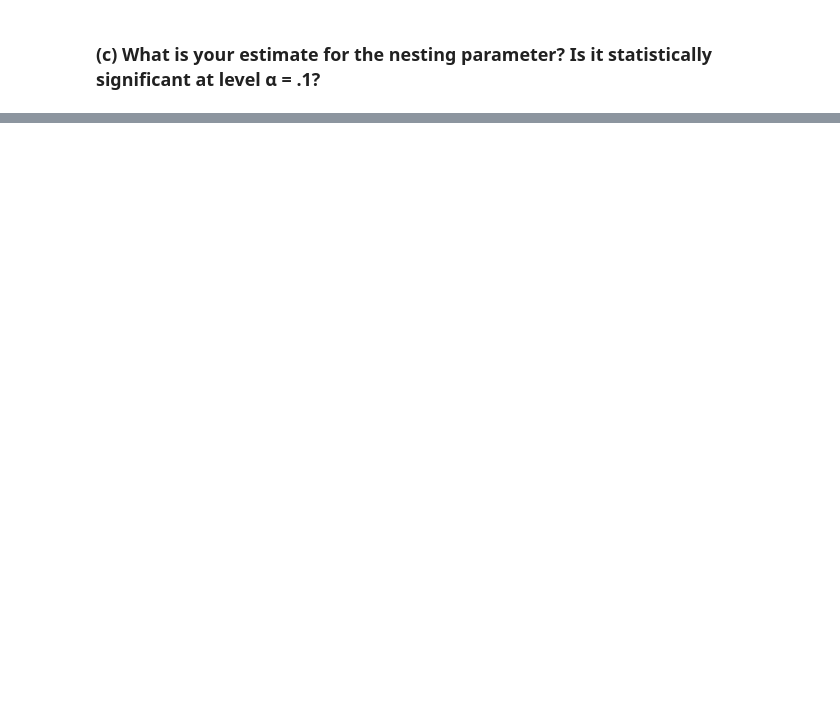
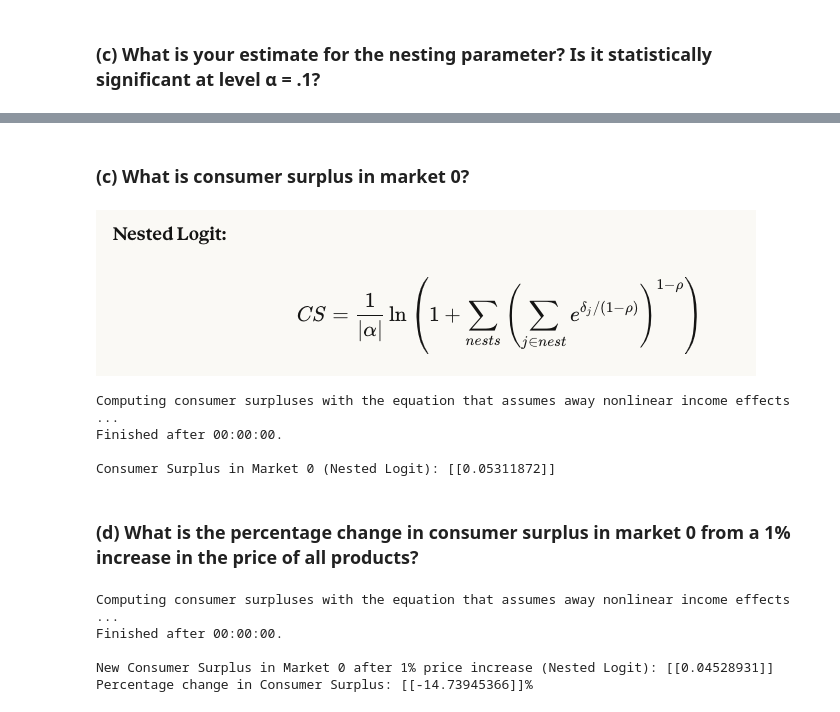
Before and after one commit to Petrichor-Lu/IO_Python, a Jupyter notebook: IO_Assignment2.ipynb, the cells around one changed output, grey strips where cells are left out. Drawn from its saved outputs; the diff is of its cells as text; code cells hidden in the pictures; blank space fills up the shorter version.

```diff
--- a/IO_Assignment2.ipynb
+++ b/IO_Assignment2.ipynb
@@ -429,0 +479,37 @@ Formulations:
+# %% [markdown]
+
+### (c) What is consumer surplus in market 0?
+# %%
+display(Image(filename="/Users/terrylu/Desktop/UF/Courses/2025-2026/IO/IO_Code/Pics/2.5.png"))
+# %% [output]
+[figure, added]
+# %%
+# we can simply use the pyblp function to get consumer surplus
+cs_nl = nl_results.compute_consumer_surpluses(market_id=0)
+
+print(f"Consumer Surplus in Market 0 (Nested Logit): {cs_nl}")
+# %% [output]
+Computing consumer surpluses with the equation that assumes away nonlinear income effects ...
+Finished after 00:00:00.
+
+Consumer Surplus in Market 0 (Nested Logit): [[0.05311872]]
+# %% [markdown]
+
+### (d) What is the percentage change in consumer surplus in market 0 from a 1% increase in the price of all products?
+# %%
+# price increase by 1%
+m0_price_increase = m0.copy()
+m0_price_increase['prices'] = m0_price_increase['prices'] * 1.01  # increase prices by 1%
+
+# calculate new cs
+cs_nl_new = nl_results.compute_consumer_surpluses(market_id=0, prices = m0_price_increase['prices'])
+
+print(f"New Consumer Surplus in Market 0 after 1% price increase (Nested Logit): {cs_nl_new}")
+
+print(f"Percentage change in Consumer Surplus: {(cs_nl_new - cs_nl) / cs_nl * 100}%")
+# %% [output]
+Computing consumer surpluses with the equation that assumes away nonlinear income effects ...
+Finished after 00:00:00.
+
+New Consumer Surplus in Market 0 after 1% price increase (Nested Logit): [[0.04528931]]
+Percentage change in Consumer Surplus: [[-14.73945366]]%
```
Also changed, not shown: parts of 22 cells of this notebook, 4 other files.
